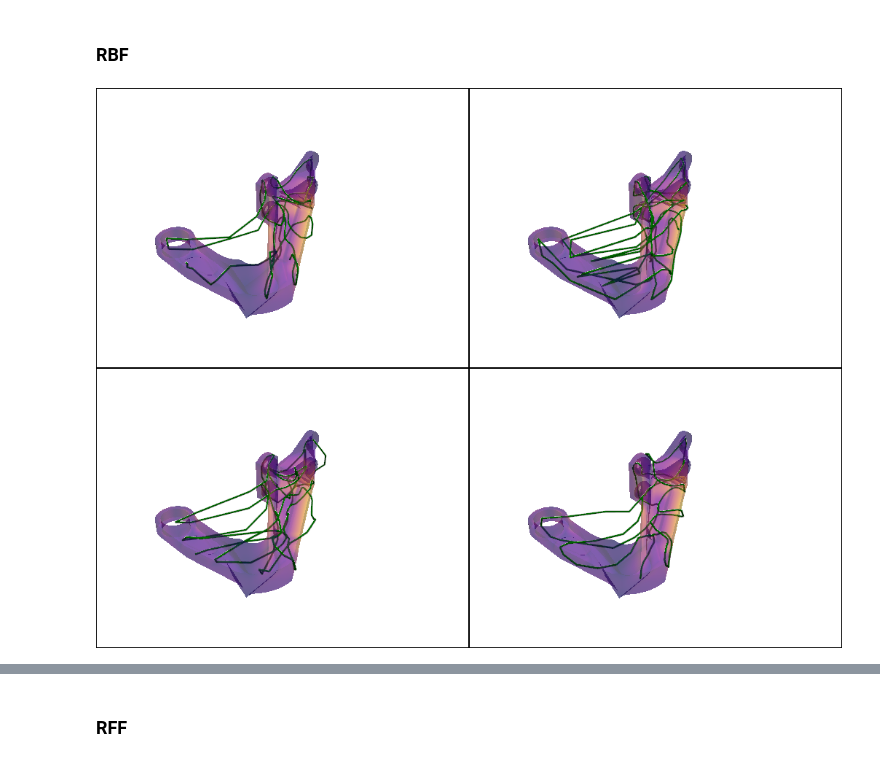
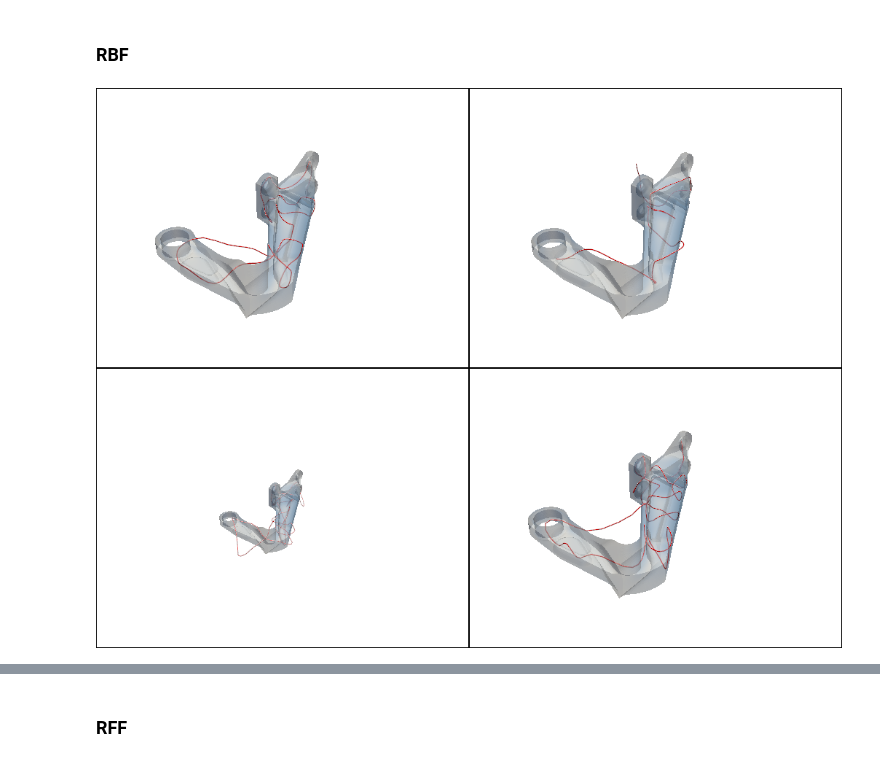
Before and after one commit to i-abr/ergodic_mmd, a Jupyter notebook: experiments/aero/aero.ipynb, the cells around one changed output, grey strips where cells are left out. Cells and saved outputs as stored; diff of their text form; code cells hidden in the pictures.

```diff
--- a/experiments/aero/aero.ipynb
+++ b/experiments/aero/aero.ipynb
@@ -90,11 +97,9 @@ traj_init = jax.random.choice(key, samples, shape=(n_traj,), replace=False)
 def traj_loss_fn(particles):
     return jnp.mean(jnp.sum((particles[1:]-particles[:-1])**2, axis=1))
 
-point_in_mesh_approx = point_in_mesh_fn(aero, 80, bounds=bounds)
-
-def aux_loss_fn(particles, beta=0.1):
+def aux_loss_fn(particles, beta=1e-3):
     traj_loss = traj_loss_fn(particles)
-    clipping_loss = point_in_mesh_approx(particles).sum() * beta
+    clipping_loss = point_in_mesh_approx(particles).mean() * 100
     return traj_loss + clipping_loss
 # %%
 def point_in_mesh_true(particles):
@@ -136,8 +141,14 @@ def train_rbf_kernels(
     R = kwargs.get("R", 100)
     k_init = Transform(ARD(ls_init), ExpSquared())
     k_rff_init = Transform(ARD(ls_init), RFF(key, R=R, d=d))
+
     mmd_init = ImpCloudMMD(k_init, traj_init)
     mmd_rff_init = ImpCloudMMD(k_rff_init, traj_init)
+
+    q = score_params.pop("q", "normal")
+    q_params = score_params.pop("q_params", None)
+    l = score_params.pop("l", None)
+    mmd_score_init = ScoreMMD(key, k_init, traj_init, q=q, q_params=q_params, l=l)
 
     # power training
     print("Training power")
@@ -155,9 +166,9 @@ def train_rbf_kernels(
 
     # score training
     print("Training score")
-    score_param_fn = lambda t: [t.k.transform.scale, t.z]
+    score_param_fn = lambda t: [t.k.transform.scale, t.z, t.q_params, t.l]
     mmd_score, _, score_loss = train_mmd_kernel_score(
-        key, mmd_init, samples, to_train=score_param_fn, **score_params
+        key, mmd_score_init, samples, to_train=score_param_fn, **score_params
     )
 
     return mmd_init, mmd_power, mmd_gp, mmd_score
@@ -301,14 +322,14 @@ lr = 1e-3
 ### RBF
 # %%
 rbf_power_params = {
-    'epochs': epochs_k, 'lr': lr, 'verbose': True
+    'epochs': 1000, 'lr': lr, 'verbose': True
 }
 rbf_gp_params = {
-    "epochs": epochs_k, 'diag': 1e-3, 'lr': lr, 'verbose': True
+    "epochs": 2000, 'diag': 1e-3, 'lr': lr, 'verbose': True
 }
 rbf_score_params = {
-    'lr': 1e-2, 'q': 'normal', #'q_params': bounds,
-    'epochs': epochs_k, 'verbose': True
+    'lr': 1e-3, 'q': 'normal', #'q_params': bounds,
+    'epochs': 2500, 'verbose': True
 }
 # %% [markdown]
 Train kernels:
@@ -444,22 +492,23 @@ Training model 4
 ## Visualize
 # %%
 line_cmap = 'BuGn'
-mesh_cmap = 'plasma'
+mesh_cmap = 'blues'
 # %% [markdown]
 ### RBF
 # %%
 lines = [traj_to_line(traj) for traj in rbf_trajectories]
 shape = (2, 2)
 pl = pv.Plotter(notebook=True, shape=shape)
-opacity = 0.4
+opacity = 0.5
+
 
 for i in range(shape[0]):
     for j in range(shape[1]):
         pl.subplot(i, j)
         line = lines[i * shape[1] + j]
-        tube = line.tube(radius=0.0005)
+        tube = line.tube(radius=0.002)
         pl.add_mesh(aero, scalars="von Mises stress", opacity=opacity, cmap=mesh_cmap, show_scalar_bar=False)
-        pl.add_mesh(tube, smooth_shading=True, color='green', show_scalar_bar=False)
+        pl.add_mesh(tube, smooth_shading=True, color='red', show_scalar_bar=False)
 pl.show(jupyter_backend='pythreejs')
 # %% [output]
-[figure, old version]
+[figure, new version]
```
Also changed, not shown: parts of 34 cells of this notebook, 19 other files.
